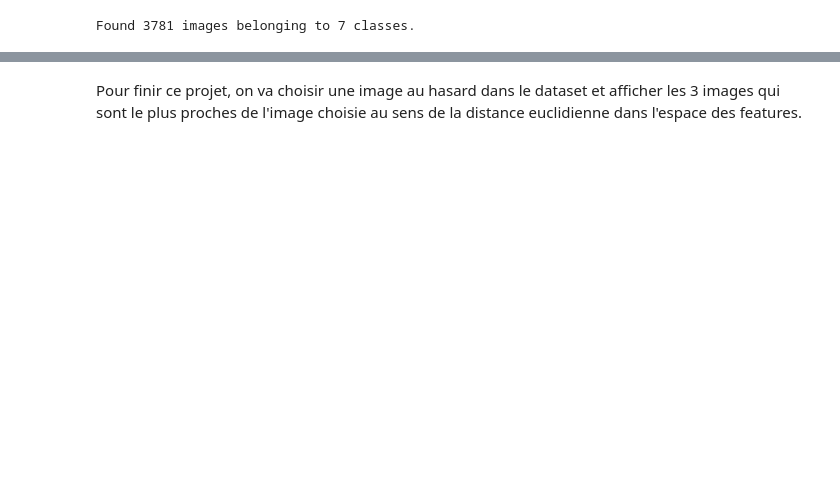
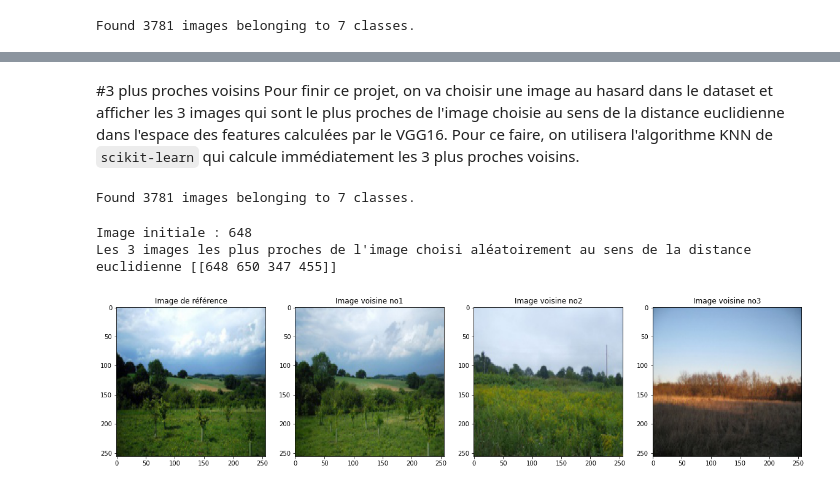
Before and after one commit to Dani-Halegua/Big_Data, a Jupyter notebook: Projet_DeepLearning.ipynb, the cells around one changed output, grey strips where cells are left out. Cells and saved outputs as stored; diff of their text form; code cells hidden in the pictures; blank space fills up the shorter version.

```diff
--- a/Projet_DeepLearning.ipynb
+++ b/Projet_DeepLearning.ipynb
@@ -742,2 +722,55 @@ sns.scatterplot(
 # %% [markdown]
-Pour finir ce projet, on va choisir une image au hasard dans le dataset et afficher les 3 images qui sont le plus proches de l'image choisie au sens de la distance euclidienne dans l'espace des features.
+#3 plus proches voisins
+Pour finir ce projet, on va choisir une image au hasard dans le dataset et afficher les 3 images qui sont le plus proches de l'image choisie au sens de la distance euclidienne dans l'espace des features calculées par le VGG16. Pour ce faire, on utilisera l'algorithme KNN de ``scikit-learn`` qui calcule immédiatement les 3 plus proches voisins.
+# %%
+
+
+n = 1000
+
+features = np.zeros(shape=(n, 8, 8, 512))    #taille de sortie de la dernière couche de VGG16
+images = np.zeros(shape=(n, 256, 256, 3))    #taille des images de départ
+
+generator = data_generator.flow_from_directory(
+        input_dir,
+        target_size=(256, 256),
+        batch_size=1,
+        shuffle = False,
+        class_mode='categorical')
+
+for i in tqdm(range(n)):
+  x, y = next(generator)
+  features[i,:] =conv_base.predict(x)   #on récupère les features
+  images[i,:] = x                       #on récupère les images
+  features = features.reshape(n,8*8*512) #on reshape pour pouvoir les utiliser avec les algos de sklearn
+# %% [output]
+Found 3781 images belonging to 7 classes.
+# %%
+
+
+ref = np.random.randint(0,n)   #on choisit une image de référence aléatoirement
+
+
+print("Image initiale :",ref)
+
+knn = NearestNeighbors()    #la distance par défaut est la distance euclidienne (minkowski avec p=2)
+knn.fit(features)
+
+img_min = knn.kneighbors([features[ref,:]], n_neighbors = 4)[1]
+
+print("Les 3 images les plus proches de l'image choisi aléatoirement au sens de la distance euclidienne"\
+      , img_min)
+# %% [output]
+Image initiale : 648
+Les 3 images les plus proches de l'image choisi aléatoirement au sens de la distance euclidienne [[648 650 347 455]]
+# %%
+plt.figure(figsize=(20, 8))
+plt.subplot(1, 4, 1)
+plt.title("Image de référence")
+plt.imshow(images[ref])
+for i in range(3):
+  plt.subplot(1, 4, i+2)
+  plt.title("Image voisine no"+str(i+1))
+  plt.imshow(images[img_min[0,i+1]])
+plt.show()
+# %% [output]
+[figure, added]
```
Also changed, not shown: parts of 13 cells of this notebook.
